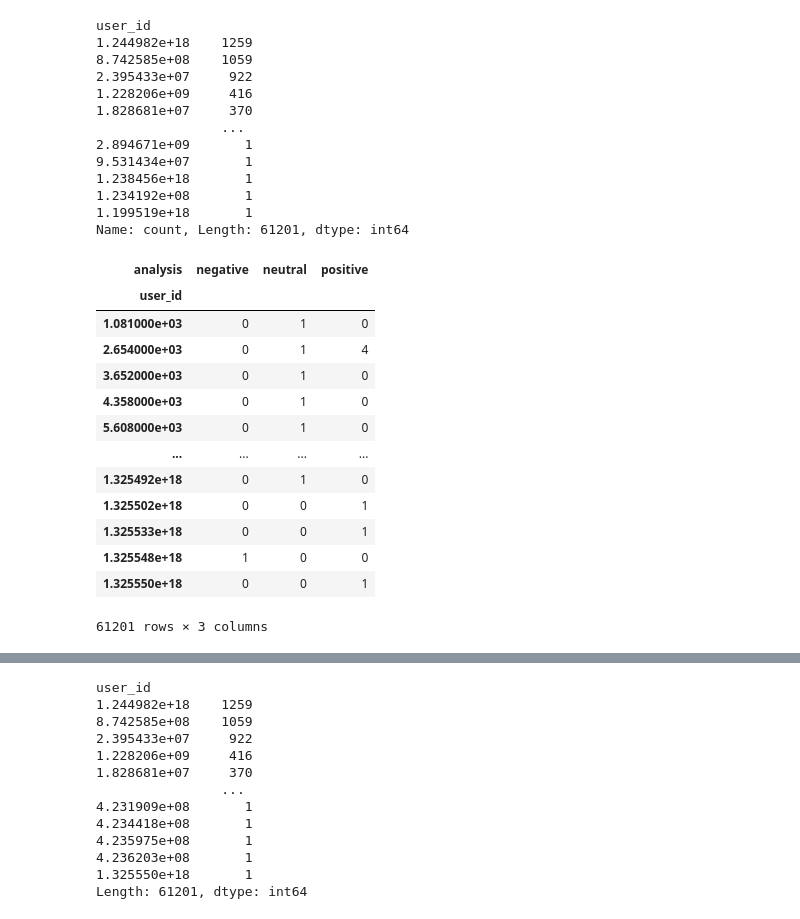
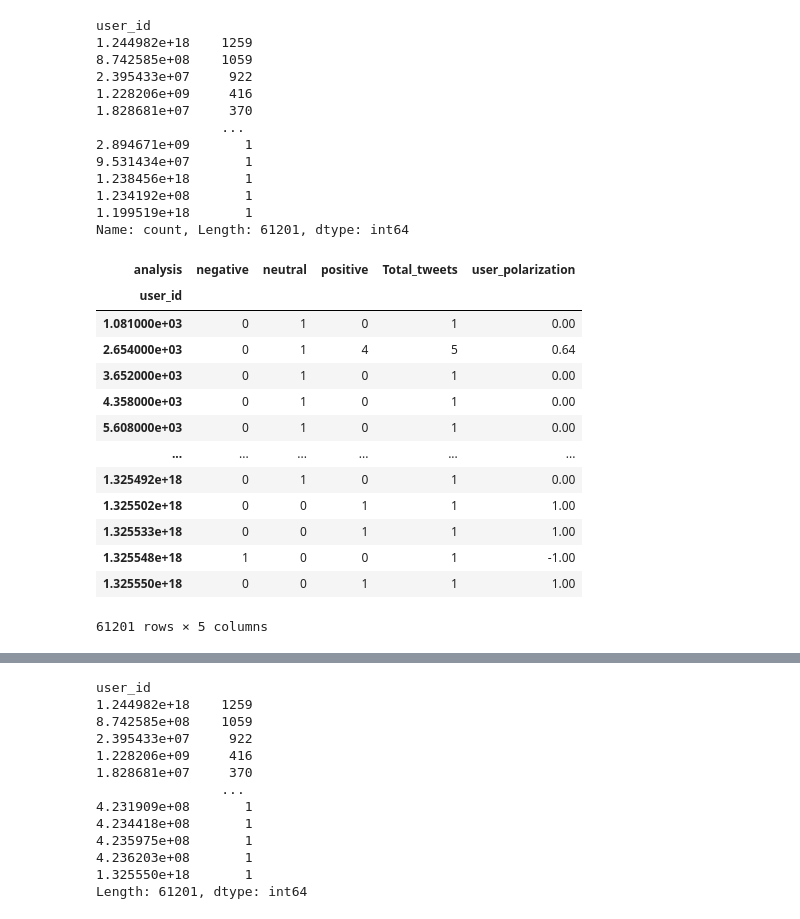
Before and after one commit to GhazaleZe/Political-Polarization-in-Comments, a Jupyter notebook: test_Polarity.ipynb, the cells around one changed output, grey strips where cells are left out. Cells and saved outputs as stored; diff of their text form; code cells hidden in the pictures.

Commit message:
biden distribution is OK

```diff
--- a/test_Polarity.ipynb
+++ b/test_Polarity.ipynb
@@ -404,19 +404,22 @@ user_id
 Name: count, Length: 61201, dtype: int64
 # %%
 grouped_biden = sorted_biden.groupby(['user_id', 'analysis']).size().unstack(fill_value=0)
+grouped_biden['Total_tweets'] = grouped_biden['positive'] + grouped_biden['negative']+grouped_biden['neutral']
+grouped_biden ['user_polarization'] = ((grouped_biden['positive']-grouped_biden['negative']) * (
+            grouped_biden['Total_tweets'] - grouped_biden['neutral'])) / pow(grouped_biden['Total_tweets'],2)
 grouped_biden
 # %% [output]
-| analysis | negative | neutral | positive |
-| user_id |  |  |  |
-| 1.081000e+03 | 0 | 1 | 0 |
-| 2.654000e+03 | 0 | 1 | 4 |
-| 3.652000e+03 | 0 | 1 | 0 |
-| 4.358000e+03 | 0 | 1 | 0 |
-| 5.608000e+03 | 0 | 1 | 0 |
-| ... | ... | ... | ... |
-| 1.325492e+18 | 0 | 1 | 0 |
-| 1.325502e+18 | 0 | 0 | 1 |
-| 1.325533e+18 | 0 | 0 | 1 |
-| 1.325548e+18 | 1 | 0 | 0 |
-| 1.325550e+18 | 0 | 0 | 1 |
+| analysis | negative | neutral | positive | Total_tweets | user_polarization |
+| user_id |  |  |  |  |  |
+| 1.081000e+03 | 0 | 1 | 0 | 1 | 0.00 |
+| 2.654000e+03 | 0 | 1 | 4 | 5 | 0.64 |
+| 3.652000e+03 | 0 | 1 | 0 | 1 | 0.00 |
+| 4.358000e+03 | 0 | 1 | 0 | 1 | 0.00 |
+| 5.608000e+03 | 0 | 1 | 0 | 1 | 0.00 |
+| ... | ... | ... | ... | ... | ... |
+| 1.325492e+18 | 0 | 1 | 0 | 1 | 0.00 |
+| 1.325502e+18 | 0 | 0 | 1 | 1 | 1.00 |
+| 1.325533e+18 | 0 | 0 | 1 | 1 | 1.00 |
+| 1.325548e+18 | 1 | 0 | 0 | 1 | -1.00 |
+| 1.325550e+18 | 0 | 0 | 1 | 1 | 1.00 |
-61201 rows × 3 columns
+61201 rows × 5 columns
```
Also changed, not shown: parts of 3 cells of this notebook.
